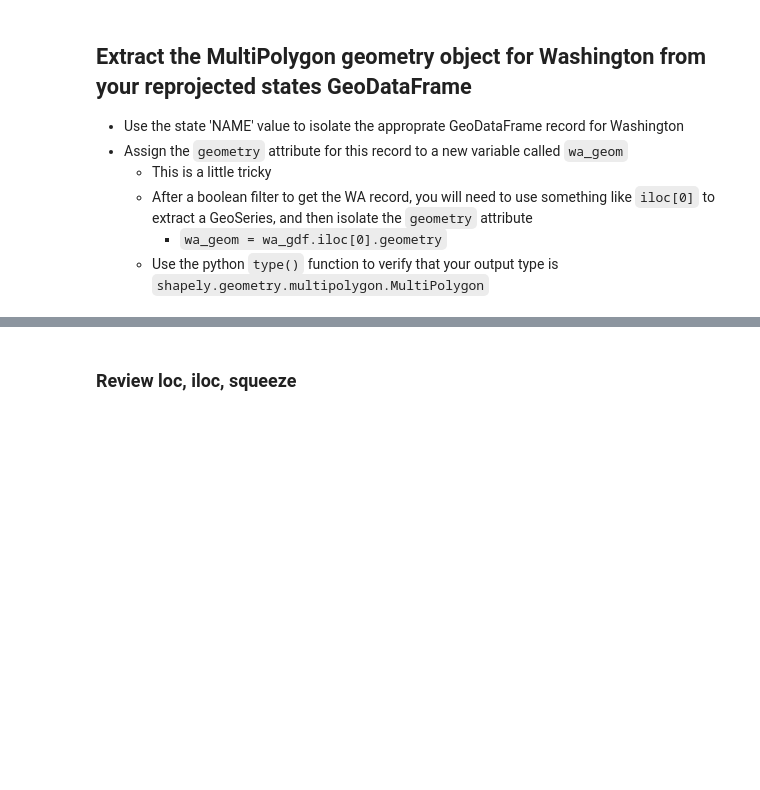
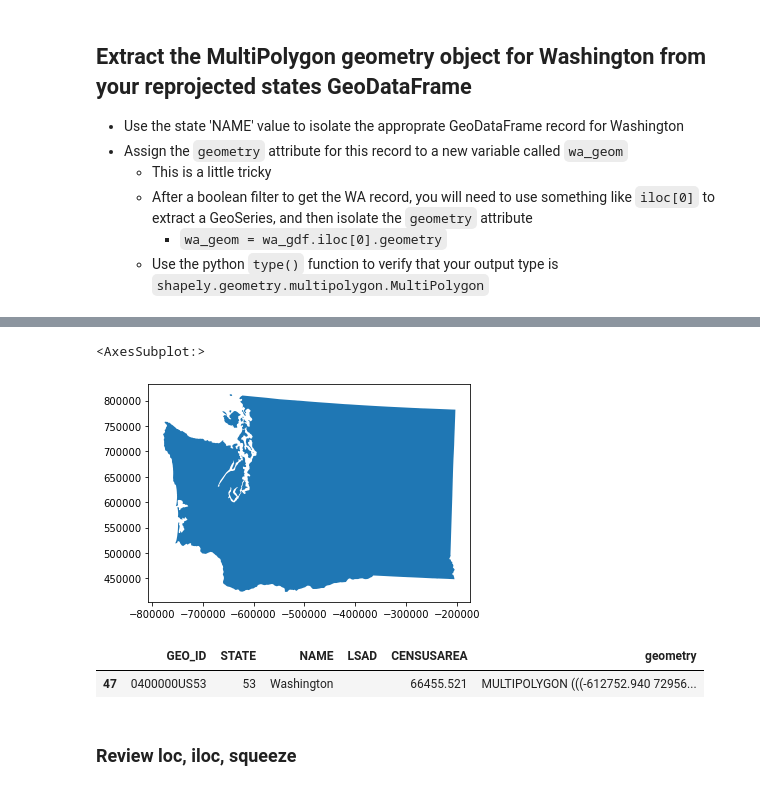
Before and after one commit to UW-GDA/jupyterbook, a Jupyter notebook: book/modules/06_Vector2_Geometries_SpatialOps_Viz/06_Vector2_Geometries_SpatialOps_Viz_demo.ipynb, the cells around one changed output, grey strips where cells are left out. Cells and saved outputs as stored; diff of their text form; code cells hidden in the pictures; blank space fills up the shorter version.

```diff
--- a/book/modules/06_Vector2_Geometries_SpatialOps_Viz/06_Vector2_Geometries_SpatialOps_Viz_demo.ipynb
+++ b/book/modules/06_Vector2_Geometries_SpatialOps_Viz/06_Vector2_Geometries_SpatialOps_Viz_demo.ipynb
@@ -129,3 +163,13 @@ type(wa_gdf)
+# %%
+wa_gdf.plot()
+# %% [output]
+<AxesSubplot:>
+[figure, added]
+# %%
+wa_gdf
+# %% [output]
+|  | GEO_ID | STATE | NAME | LSAD | CENSUSAREA | geometry |
+| 47 | 0400000US53 | 53 | Washington |  | 66455.521 | MULTIPOLYGON (((-612752.940 72956... |
 # %% [markdown]
 ### Review loc, iloc, squeeze
 # %%
```
Also changed, not shown: parts of 80 cells of this notebook.
